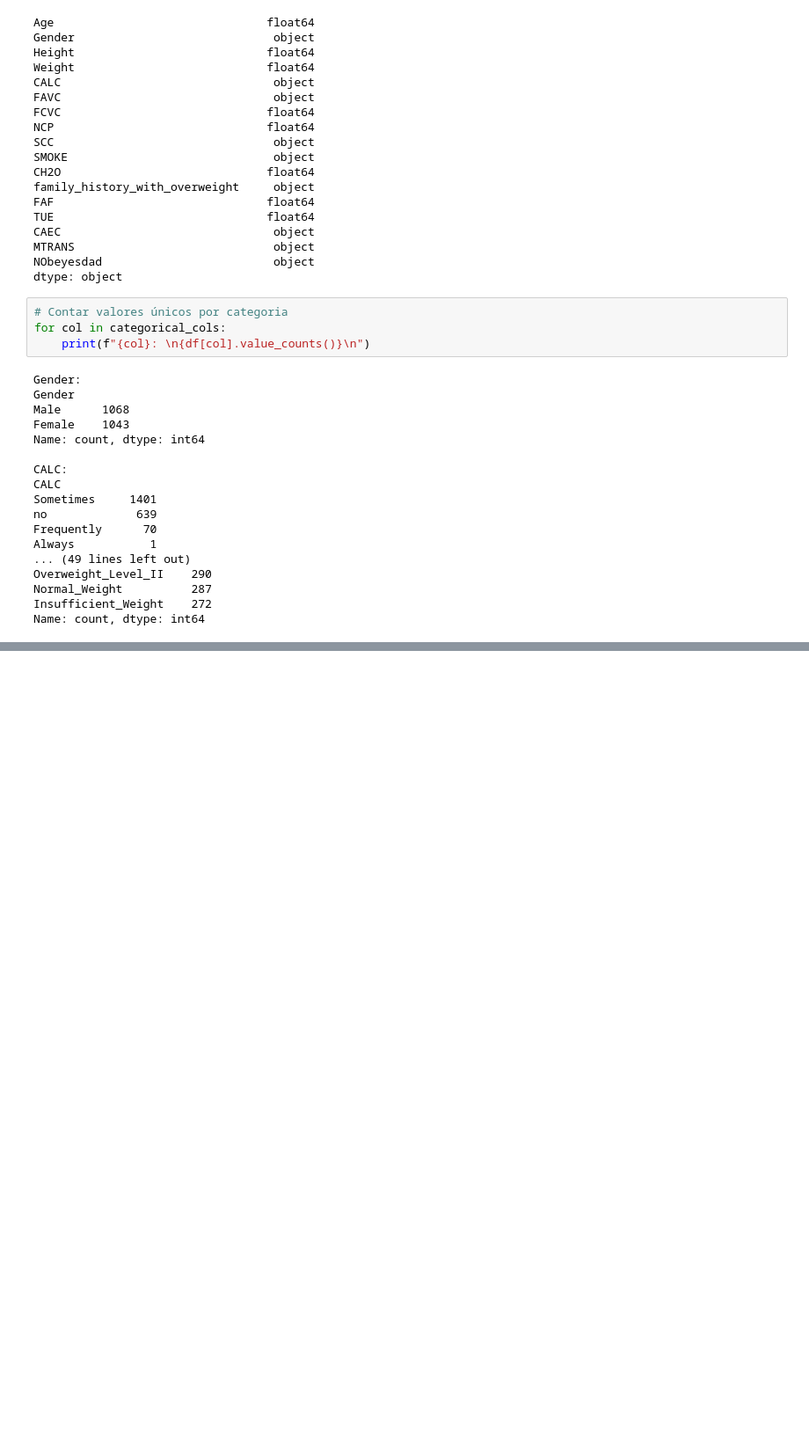
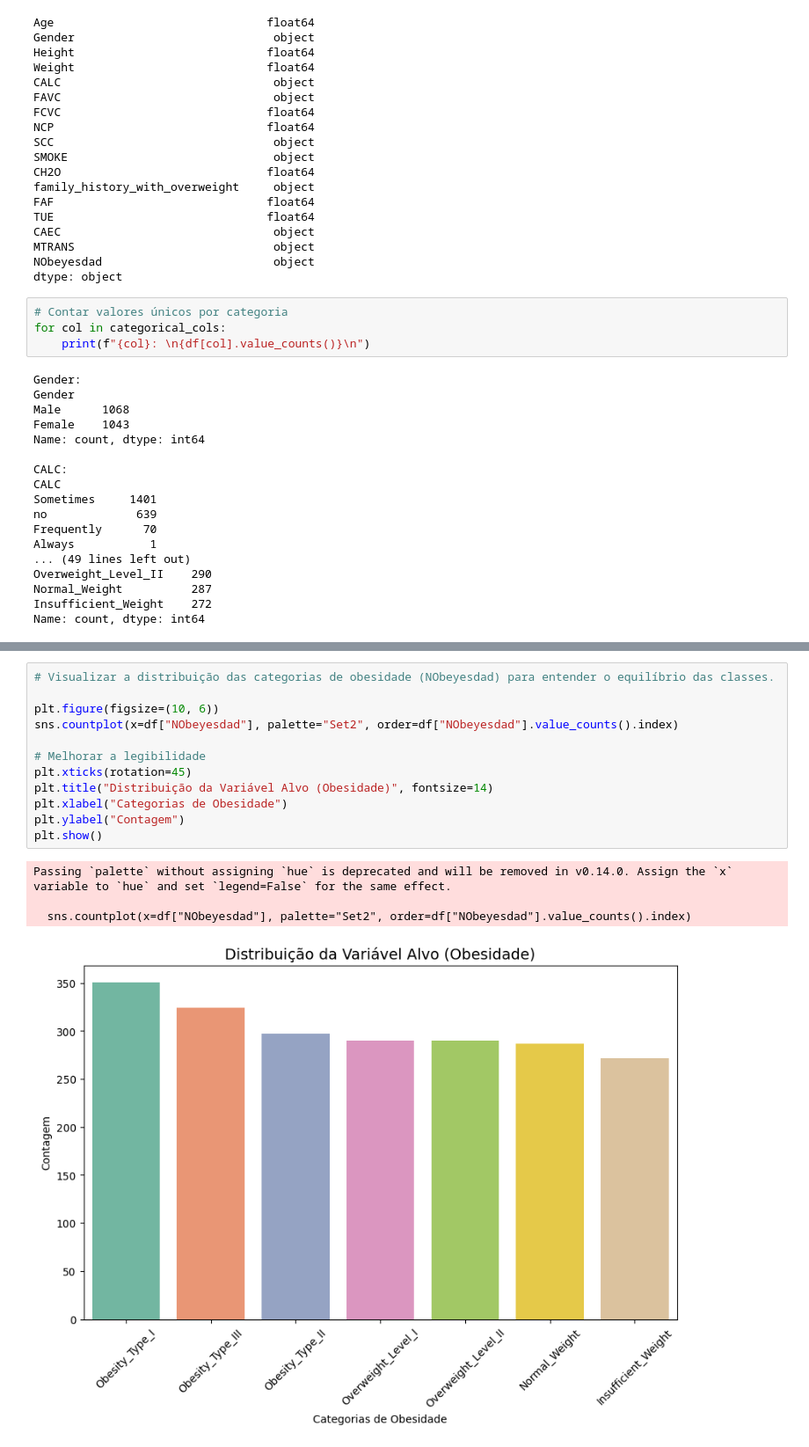
Before and after one commit to matheusryann/dataMining-Obesity, a Jupyter notebook: notebooks/Exploration.ipynb, the cells around one changed output, grey strips where cells are left out. Shown at 88% size. Cells and saved outputs as stored; diff of their text form; blank space fills up the shorter version.

```diff
--- a/notebooks/Exploration.ipynb
+++ b/notebooks/Exploration.ipynb
@@ -251,0 +310,17 @@ Name: count, dtype: int64
+# %%
+# Visualizar a distribuição das categorias de obesidade (NObeyesdad) para entender o equilíbrio das classes.
+
+plt.figure(figsize=(10, 6))
+sns.countplot(x=df["NObeyesdad"], palette="Set2", order=df["NObeyesdad"].value_counts().index)
+
+# Melhorar a legibilidade
+plt.xticks(rotation=45)
+plt.title("Distribuição da Variável Alvo (Obesidade)", fontsize=14)
+plt.xlabel("Categorias de Obesidade")
+plt.ylabel("Contagem")
+plt.show()
+# %% [output]
+Passing `palette` without assigning `hue` is deprecated and will be removed in v0.14.0. Assign the `x` variable to `hue` and set `legend=False` for the same effect.
+
+  sns.countplot(x=df["NObeyesdad"], palette="Set2", order=df["NObeyesdad"].value_counts().index)
+[figure, added]
```
Also changed, not shown: parts of 7 cells of this notebook, 8 other files.
